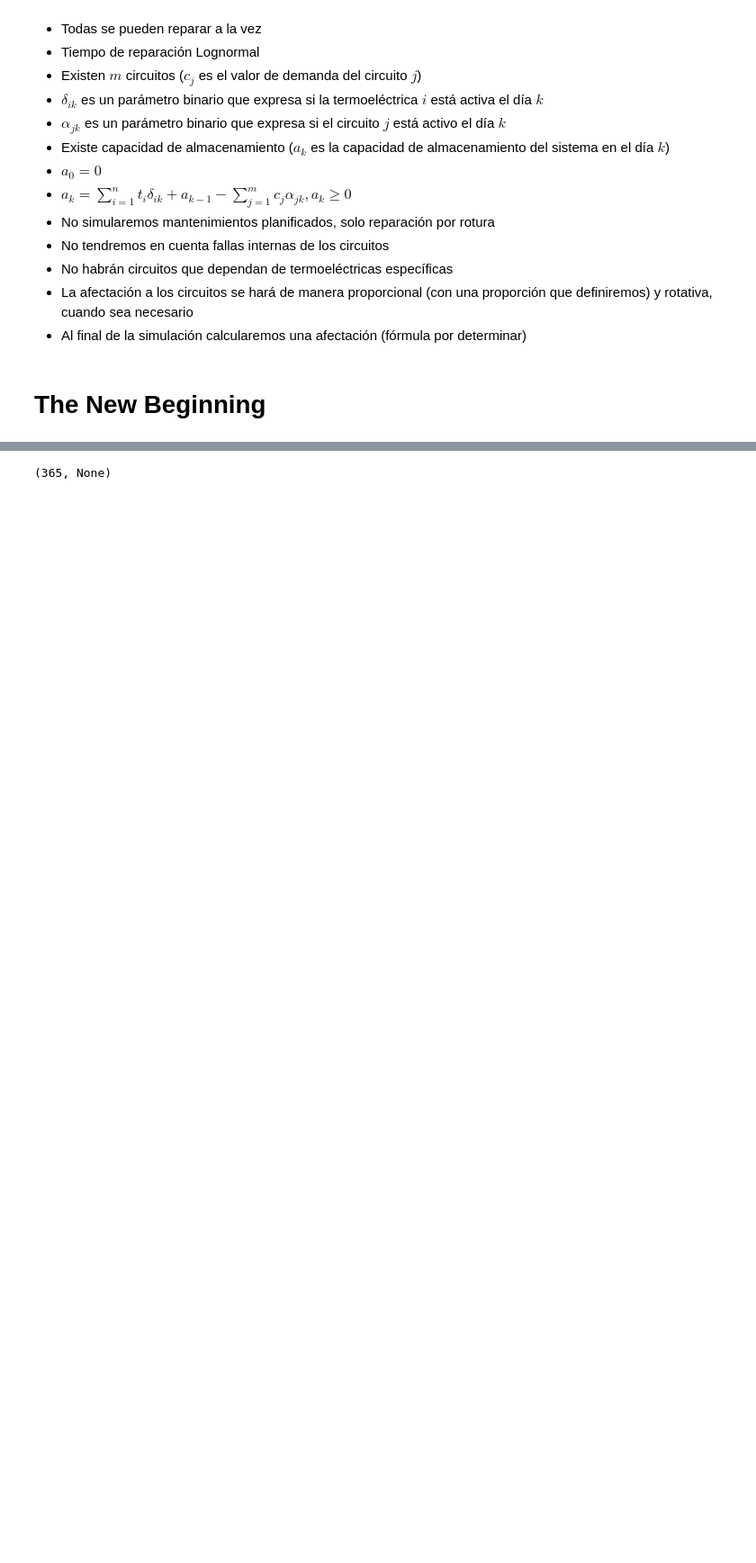
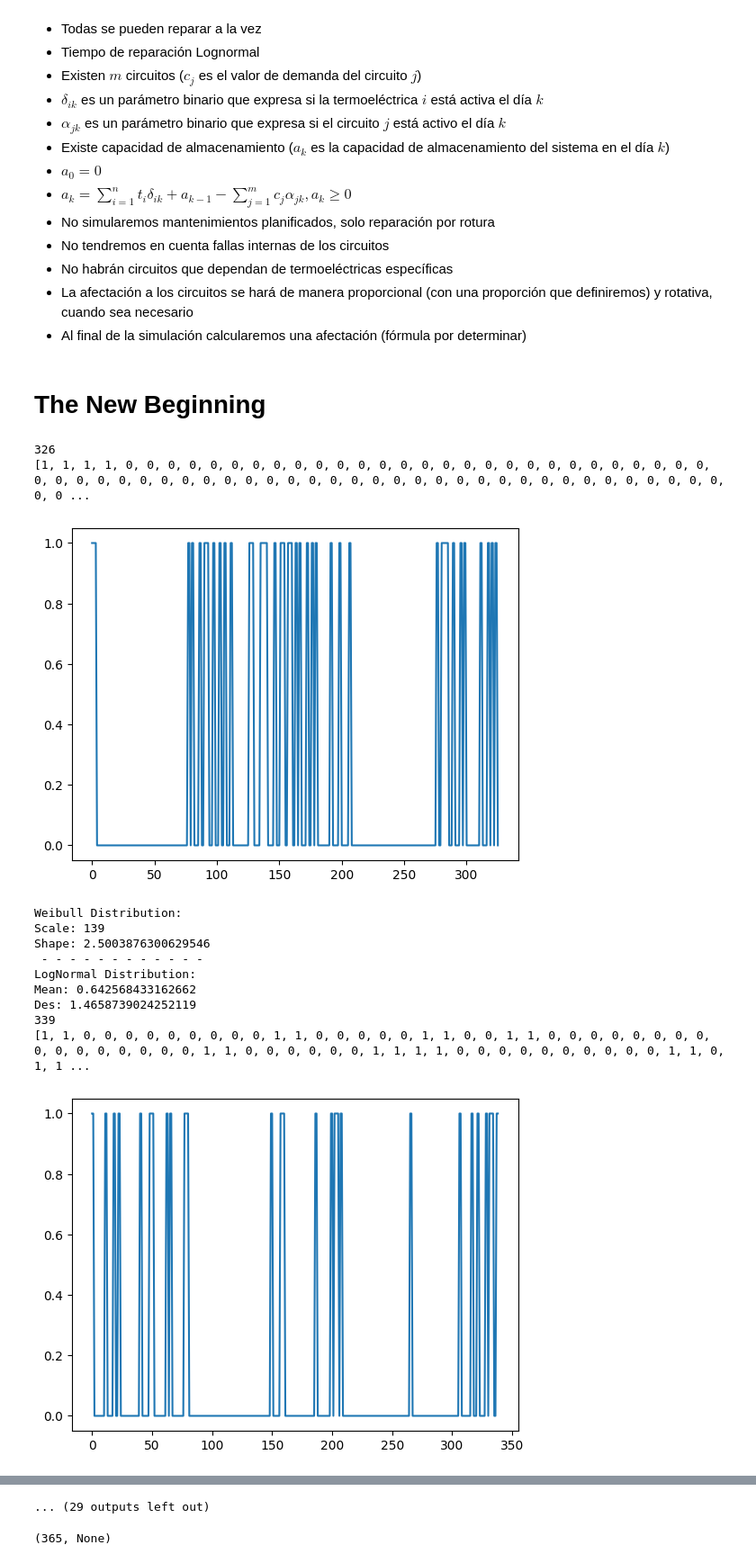
Before and after one commit to DanielMPMatCom/Simulation-First-Project-Thermoelectric, a Jupyter notebook: thermoelectric_simulation.ipynb, the cells around one changed output, grey strips where cells are left out. Shown at 90% size. Cells and saved outputs as stored; diff of their text form; code cells hidden in the pictures; blank space fills up the shorter version.

```diff
--- a/thermoelectric_simulation.ipynb
+++ b/thermoelectric_simulation.ipynb
@@ -132,3 +132,21 @@ for i in range(thermoelectrics_amount):
     t = ThermoElectric(o , w, l)
     t.planificate_events(days)
     thermoelectrics.append(t)
+# %%
+for i in range(20):
+    thermoelectrics[i].plot(0, 365)
+    thermoelectrics[i].get_distributions_info()
+# %% [output]
+326
+[1, 1, 1, 1, 0, 0, 0, 0, 0, 0, 0, 0, 0, 0, 0, 0, 0, 0, 0, 0, 0, 0, 0, 0, 0, 0, 0, 0, 0, 0, 0, 0, 0, 0, 0, 0, 0, 0, 0, 0, 0, 0, 0, 0, 0, 0, 0, 0, 0, 0, 0, 0, 0, 0, 0, 0, 0, 0, 0, 0, 0, 0, 0, 0, 0, 0, 0 ...
+[figure, added]
+Weibull Distribution:
+Scale: 139
+Shape: 2.5003876300629546
+ - - - - - - - - - - - -
+LogNormal Distribution:
+Mean: 0.642568433162662
+Des: 1.4658739024252119
+339
+[1, 1, 0, 0, 0, 0, 0, 0, 0, 0, 0, 1, 1, 0, 0, 0, 0, 0, 1, 1, 0, 0, 1, 1, 0, 0, 0, 0, 0, 0, 0, 0, 0, 0, 0, 0, 0, 0, 0, 0, 1, 1, 0, 0, 0, 0, 0, 0, 1, 1, 1, 1, 0, 0, 0, 0, 0, 0, 0, 0, 0, 0, 1, 1, 0, 1, 1 ...
+[figure, added]
@@ -135,3 +193,4 @@ for i in range(thermoelectrics_amount):
+... (29 outputs left out)
 # %%
 def get_next_general_event(thermoelectrics_list, days, current_day):
     next_event = days
```
Also changed, not shown: parts of 3 cells of this notebook.
